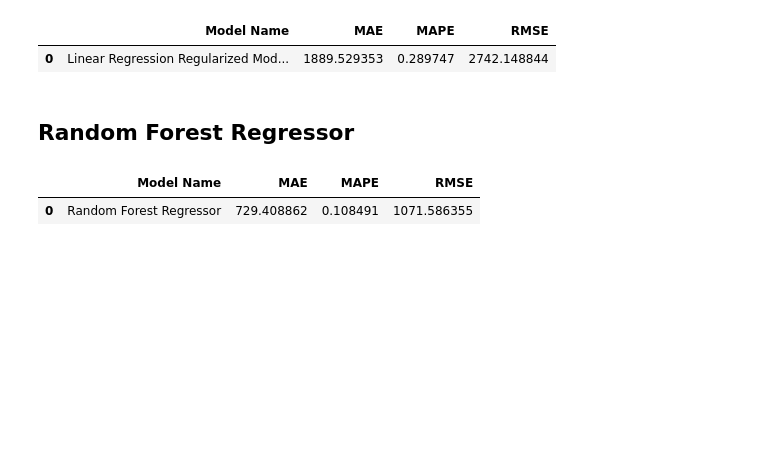
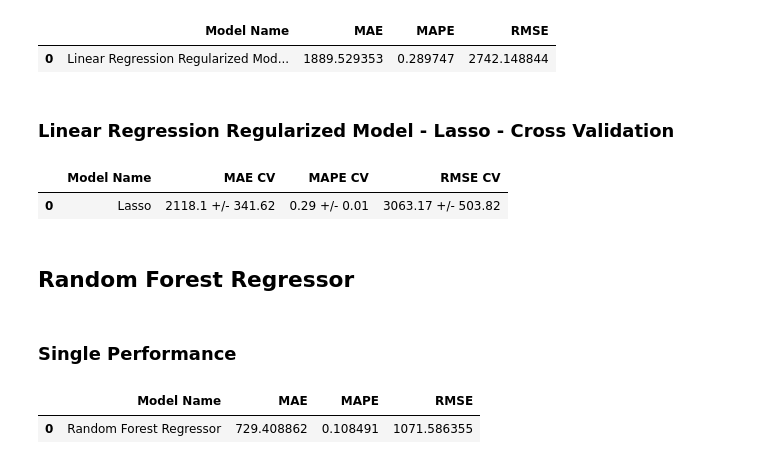
Before and after one commit to BernardoRFonseca/RossmannSalesPred, a Jupyter notebook: Store Sales Prediction.ipynb, the cells around one changed output. Saved outputs shown, nothing was run; the diff lists cells and outputs as text; code cells hidden in the pictures; blank space fills up the shorter version.

```diff
--- a/Store Sales Prediction.ipynb
+++ b/Store Sales Prediction.ipynb
@@ -1056,8 +1063,18 @@ lasso_result
 # %% [output]
 |  | Model Name | MAE | MAPE | RMSE |
 | 0 | Linear Regression Regularized Mod... | 1889.529353 | 0.289747 | 2742.148844 |
+# %% [markdown]
+### Linear Regression Regularized Model - Lasso - Cross Validation
+# %%
+lasso_result_cv = cross_validation( x_training, 5, 'Lasso', lasso , verbose=False )
+lasso_result_cv
+# %% [output]
+|  | Model Name | MAE CV | MAPE CV | RMSE CV |
+| 0 | Lasso | 2118.1 +/- 341.62 | 0.29 +/- 0.01 | 3063.17 +/- 503.82 |
 # %% [markdown]
 ## Random Forest Regressor
+# %% [markdown]
+### Single Performance
 # %%
 # model
 rf = RandomForestRegressor(n_estimators=100, n_jobs=-1, random_state=42).fit(x_train, y_train)
```
Also changed, not shown: parts of 25 cells of this notebook.
